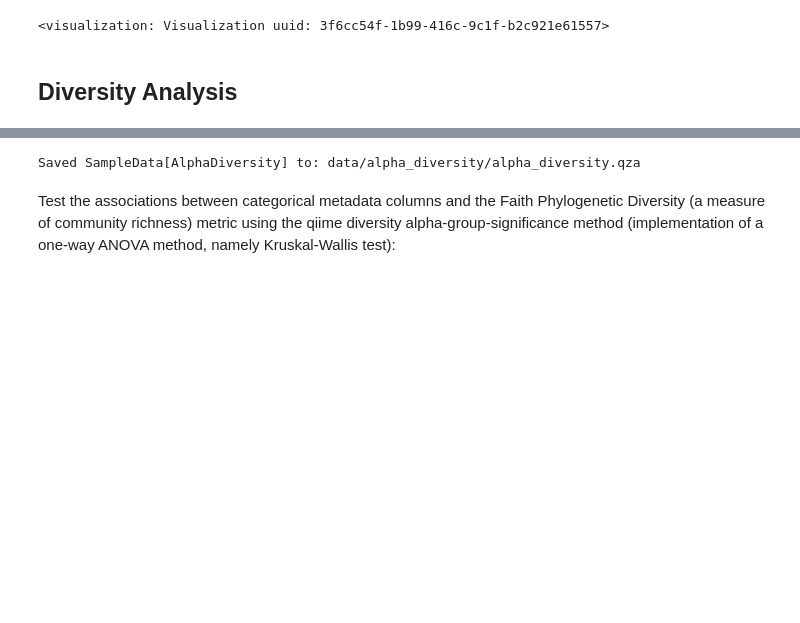
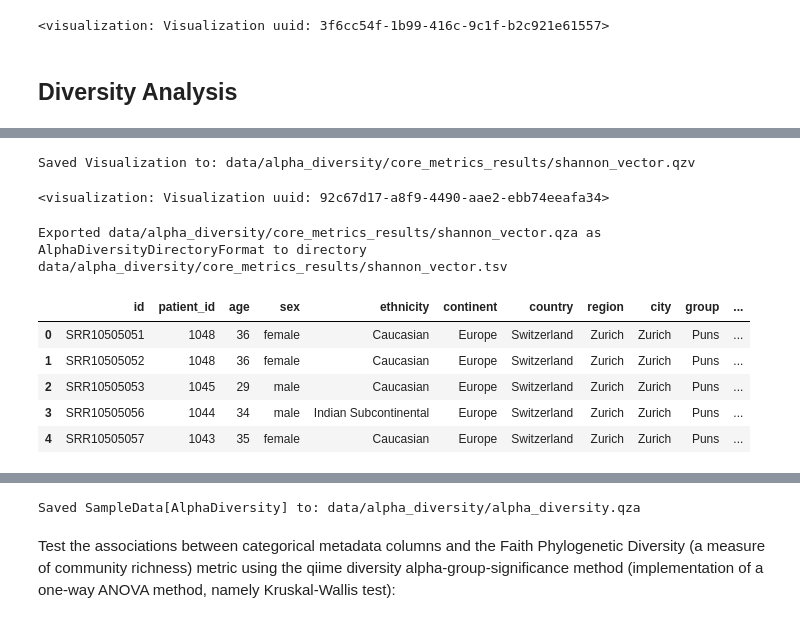
Before and after one commit to marie3003/pundemic, a Jupyter notebook: w5.2_alpha_diversity.ipynb, the cells around one changed output, grey strips where cells are left out. Drawn from its saved outputs; the diff is of its cells as text; code cells hidden in the pictures; blank space fills up the shorter version.

```diff
--- a/w5.2_alpha_diversity.ipynb
+++ b/w5.2_alpha_diversity.ipynb
@@ -44,0 +59,31 @@ Visualization.load(f"{data_dir_div}/alpha_rarefaction.qzv")
+# %%
+! qiime diversity alpha-group-significance \
+  --i-alpha-diversity $data_dir_div/core_metrics_results/shannon_vector.qza \
+  --m-metadata-file $data_dir/pundemic_metadata.tsv \
+  --o-visualization $data_dir_div/core_metrics_results/shannon_vector.qzv
+# %% [output]
+Saved Visualization to: data/alpha_diversity/core_metrics_results/shannon_vector.qzv
+# %%
+Visualization.load(f"{data_dir_div}/core_metrics_results/shannon_vector.qzv")
+# %% [output]
+<visualization: Visualization uuid: 92c67d17-a8f9-4490-aae2-ebb74eeafa34>
+# %%
+! qiime tools export \
+  --input-path $data_dir_div/core_metrics_results/shannon_vector.qza \
+  --output-path $data_dir_div/core_metrics_results/shannon_vector
+# %% [output]
+Exported data/alpha_diversity/core_metrics_results/shannon_vector.qza as AlphaDiversityDirectoryFormat to directory data/alpha_diversity/core_metrics_results/shannon_vector.tsv
+# %%
+shannon = pd.read_csv(f"{data_dir_div}/core_metrics_results/shannon_vector/alpha-diversity.tsv", sep='\t')
+# %%
+shannon.rename(columns = {shannon.columns[0]: "id"}, inplace = True)
+# %%
+metadata = pd.merge(metadata, shannon, on = "id")
+metadata.head()
+# %% [output]
+|  | id | patient_id | age | sex | ethnicity | continent | country | region | city | group | ... |
+| 0 | SRR10505051 | 1048 | 36 | female | Caucasian | Europe | Switzerland | Zurich | Zurich | Puns | ... |
+| 1 | SRR10505052 | 1048 | 36 | female | Caucasian | Europe | Switzerland | Zurich | Zurich | Puns | ... |
+| 2 | SRR10505053 | 1045 | 29 | male | Caucasian | Europe | Switzerland | Zurich | Zurich | Puns | ... |
+| 3 | SRR10505056 | 1044 | 34 | male | Indian Subcontinental | Europe | Switzerland | Zurich | Zurich | Puns | ... |
+| 4 | SRR10505057 | 1043 | 35 | female | Caucasian | Europe | Switzerland | Zurich | Zurich | Puns | ... |
```
Also changed, not shown: parts of 10 cells of this notebook, 6 other files.
